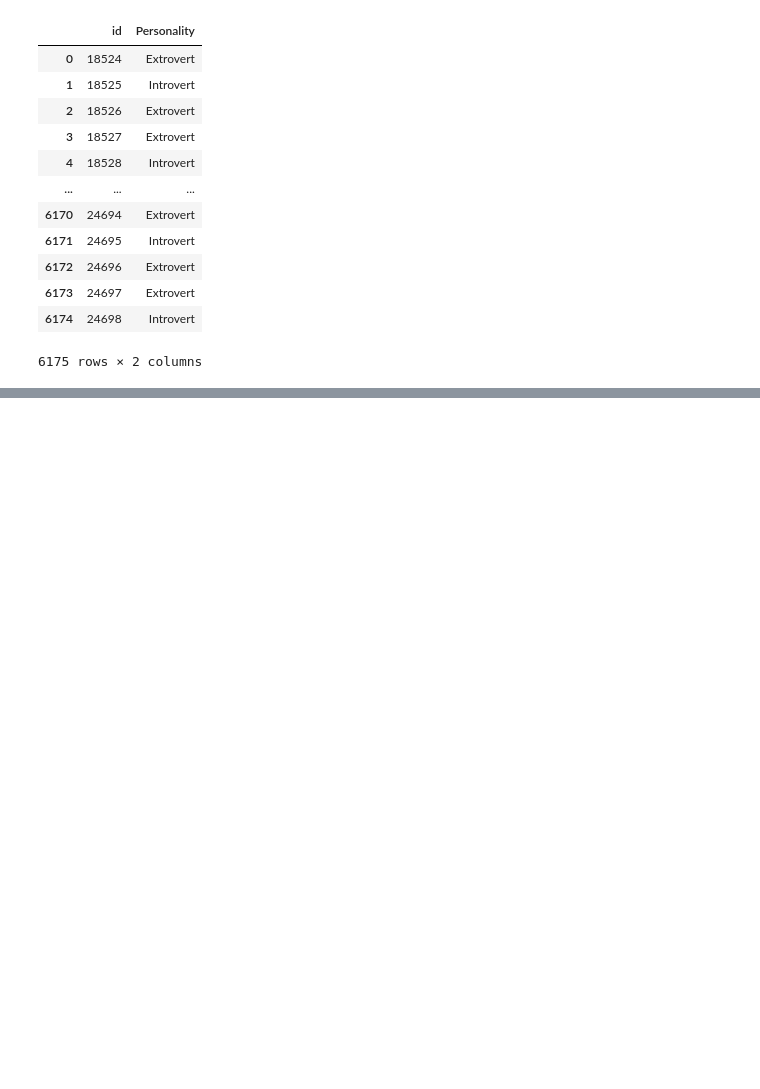
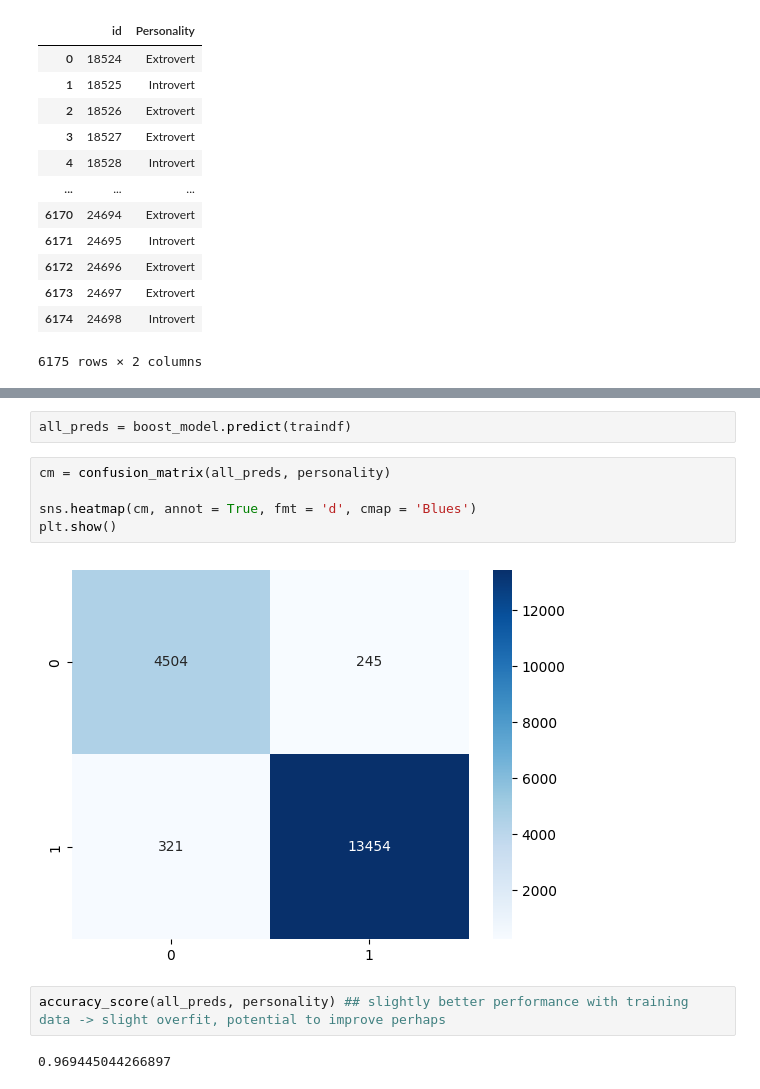
Before and after one commit to ol-webb/kaggle_extroverts, a Jupyter notebook: eda1.ipynb, the cells around one changed output, grey strips where cells are left out. Saved outputs shown, nothing was run; the diff lists cells and outputs as text; blank space fills up the shorter version.

```diff
--- a/eda1.ipynb
+++ b/eda1.ipynb
@@ -535,0 +515,13 @@ x_train_false_positives
+# %%
+all_preds = boost_model.predict(traindf)
+# %%
+cm = confusion_matrix(all_preds, personality)
+
+sns.heatmap(cm, annot = True, fmt = 'd', cmap = 'Blues')
+plt.show()
+# %% [output]
+[figure, added]
+# %%
+accuracy_score(all_preds, personality) ## slightly better performance with training data -> slight overfit, potential to improve perhaps
+# %% [output]
+0.969445044266897
```
Also changed, not shown: parts of 65 cells of this notebook, 1 other file.
